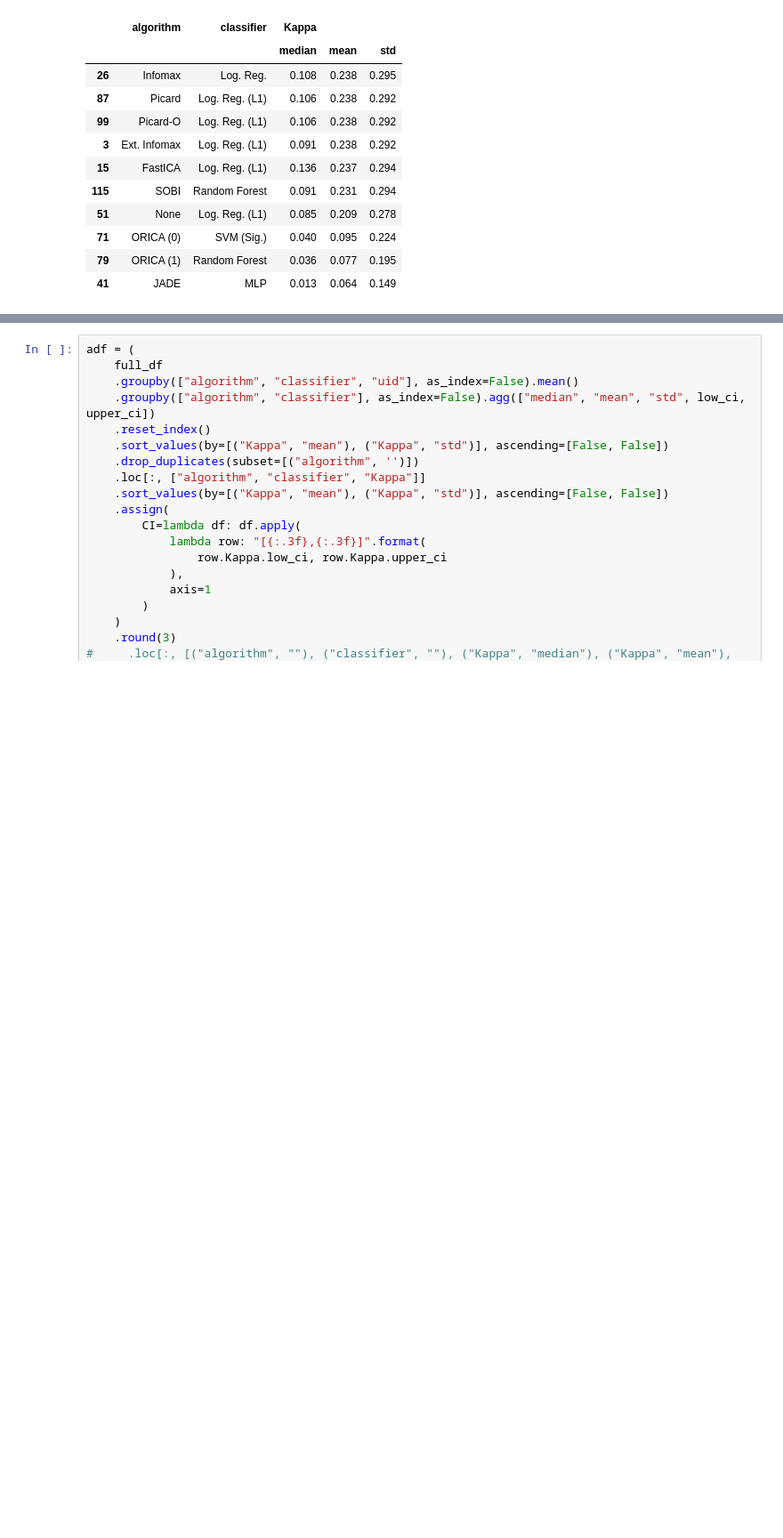
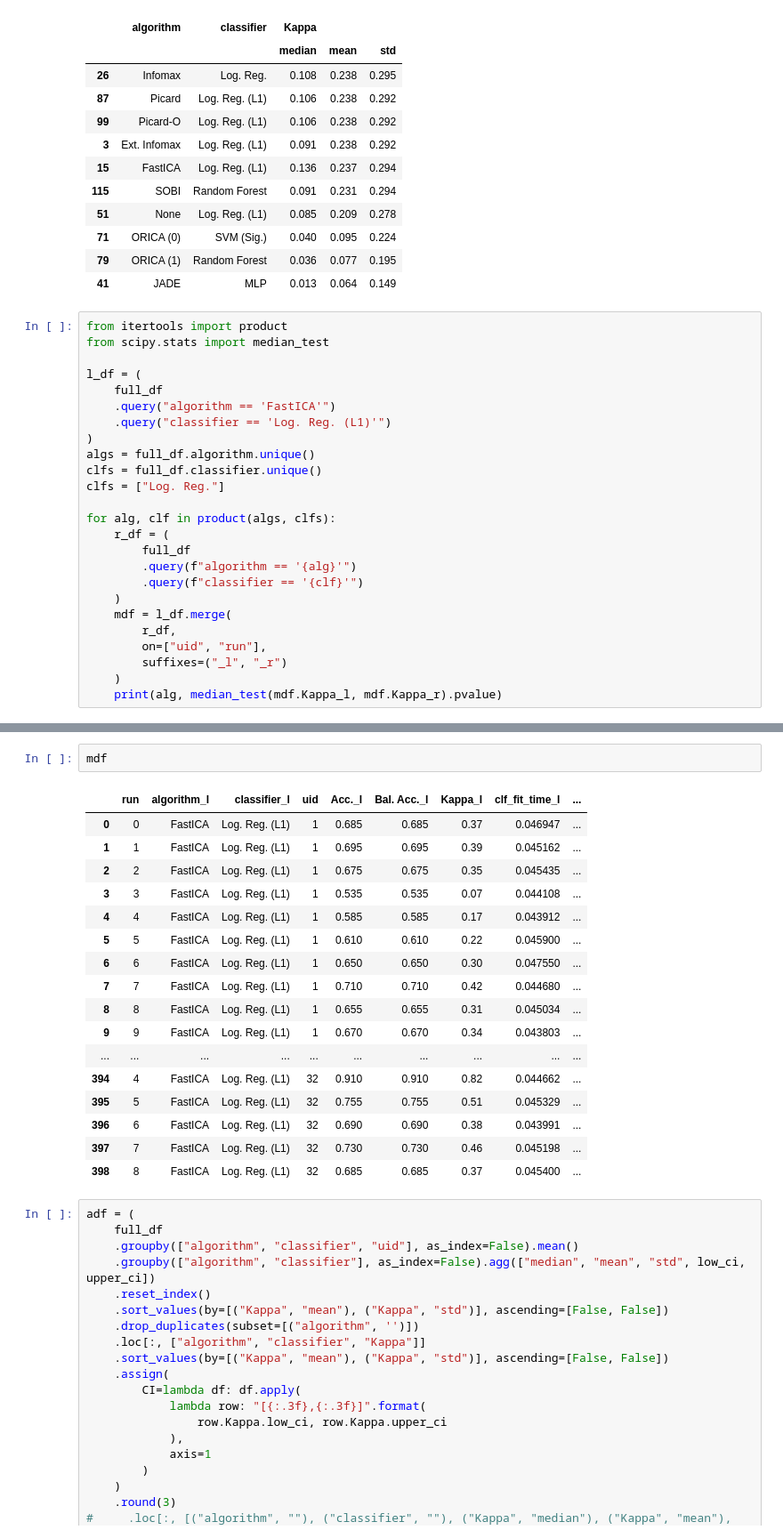
Before and after one commit to Kotzly/BCI_MsC, a Jupyter notebook: notebooks/Issue_32_Results_Analysis_OpenBMI.ipynb, the cells around one changed output, grey strips where cells are left out. Shown at 89% size. Cells and saved outputs as stored; diff of their text form; blank space fills up the shorter version.

Commit message:
#32 median test

```diff
--- a/notebooks/Issue_32_Results_Analysis_OpenBMI.ipynb
+++ b/notebooks/Issue_32_Results_Analysis_OpenBMI.ipynb
@@ -710,3 +710,28 @@ adf.to_latex(tex_path / "best_clf_per_alg_overall.tex", index=False)
 | 71 | ORICA (0) | SVM (Sig.) | 0.040 | 0.095 | 0.224 |
 | 79 | ORICA (1) | Random Forest | 0.036 | 0.077 | 0.195 |
 | 41 | JADE | MLP | 0.013 | 0.064 | 0.149 |
+# %%
+from itertools import product
+from scipy.stats import median_test
+
+l_df = (
+    full_df
+    .query("algorithm == 'FastICA'")
+    .query("classifier == 'Log. Reg. (L1)'")
+)
+algs = full_df.algorithm.unique()
+clfs = full_df.classifier.unique()
+clfs = ["Log. Reg."]
+
+for alg, clf in product(algs, clfs):
+    r_df = (
+        full_df
+        .query(f"algorithm == '{alg}'")
+        .query(f"classifier == '{clf}'")
+    )
+    mdf = l_df.merge(
+        r_df,
+        on=["uid", "run"],
+        suffixes=("_l", "_r")
+    )
+    print(alg, median_test(mdf.Kappa_l, mdf.Kappa_r).pvalue)
@@ -713,3 +749,23 @@ adf.to_latex(tex_path / "best_clf_per_alg_overall.tex", index=False)
+# %%
+mdf
+# %% [output]
+|  | run | algorithm_l | classifier_l | uid | Acc._l | Bal. Acc._l | Kappa_l | clf_fit_time_l | ... |
+| 0 | 0 | FastICA | Log. Reg. (L1) | 1 | 0.685 | 0.685 | 0.37 | 0.046947 | ... |
+| 1 | 1 | FastICA | Log. Reg. (L1) | 1 | 0.695 | 0.695 | 0.39 | 0.045162 | ... |
+| 2 | 2 | FastICA | Log. Reg. (L1) | 1 | 0.675 | 0.675 | 0.35 | 0.045435 | ... |
+| 3 | 3 | FastICA | Log. Reg. (L1) | 1 | 0.535 | 0.535 | 0.07 | 0.044108 | ... |
+| 4 | 4 | FastICA | Log. Reg. (L1) | 1 | 0.585 | 0.585 | 0.17 | 0.043912 | ... |
+| 5 | 5 | FastICA | Log. Reg. (L1) | 1 | 0.610 | 0.610 | 0.22 | 0.045900 | ... |
+| 6 | 6 | FastICA | Log. Reg. (L1) | 1 | 0.650 | 0.650 | 0.30 | 0.047550 | ... |
+| 7 | 7 | FastICA | Log. Reg. (L1) | 1 | 0.710 | 0.710 | 0.42 | 0.044680 | ... |
+| 8 | 8 | FastICA | Log. Reg. (L1) | 1 | 0.655 | 0.655 | 0.31 | 0.045034 | ... |
+| 9 | 9 | FastICA | Log. Reg. (L1) | 1 | 0.670 | 0.670 | 0.34 | 0.043803 | ... |
+| ... | ... | ... | ... | ... | ... | ... | ... | ... | ... |
+| 394 | 4 | FastICA | Log. Reg. (L1) | 32 | 0.910 | 0.910 | 0.82 | 0.044662 | ... |
+| 395 | 5 | FastICA | Log. Reg. (L1) | 32 | 0.755 | 0.755 | 0.51 | 0.045329 | ... |
+| 396 | 6 | FastICA | Log. Reg. (L1) | 32 | 0.690 | 0.690 | 0.38 | 0.043991 | ... |
+| 397 | 7 | FastICA | Log. Reg. (L1) | 32 | 0.730 | 0.730 | 0.46 | 0.045198 | ... |
+| 398 | 8 | FastICA | Log. Reg. (L1) | 32 | 0.685 | 0.685 | 0.37 | 0.045400 | ... |
 # %%
 adf = (
     full_df
```
Also changed, not shown: parts of 1 cell of this notebook.
